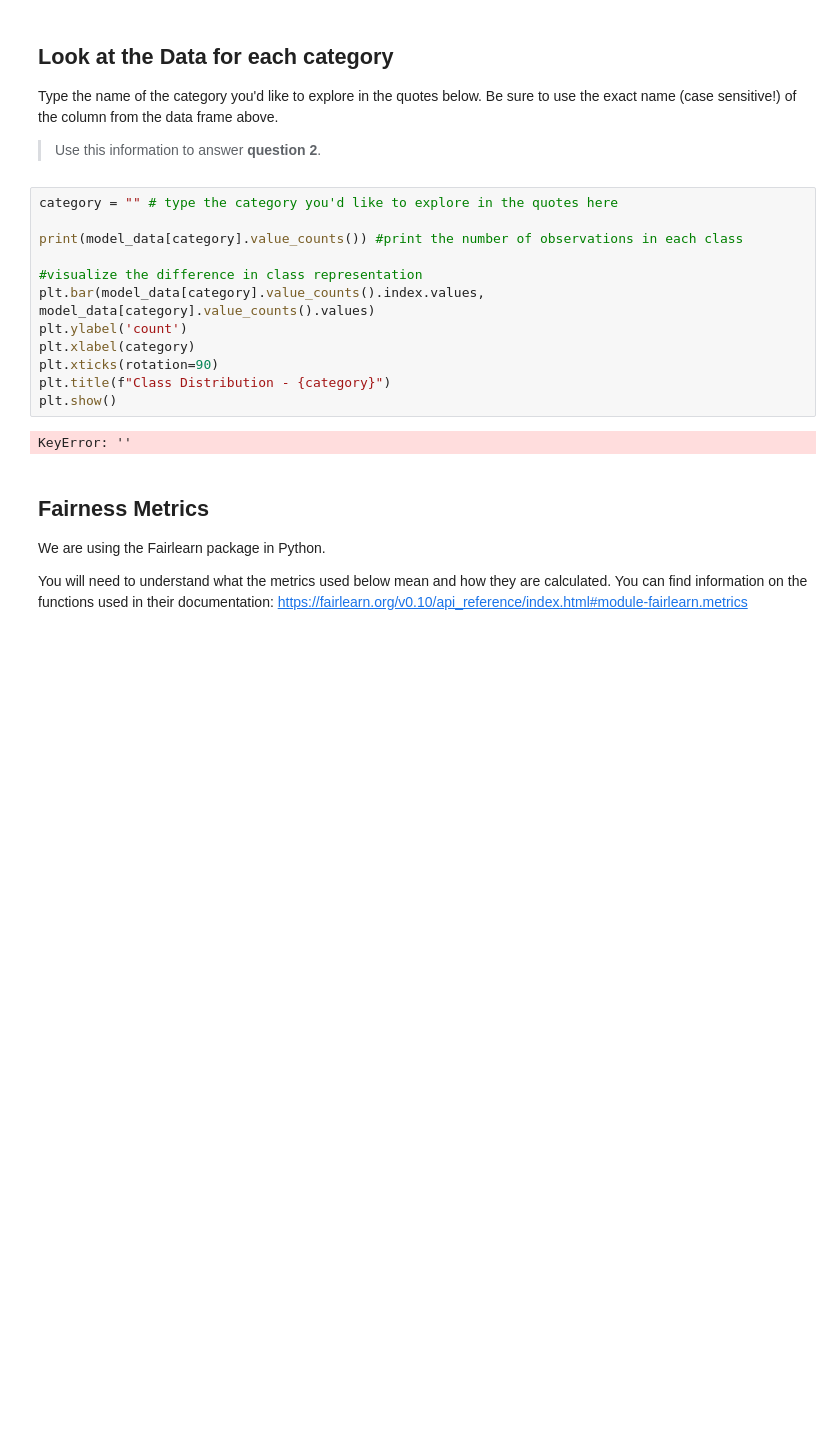
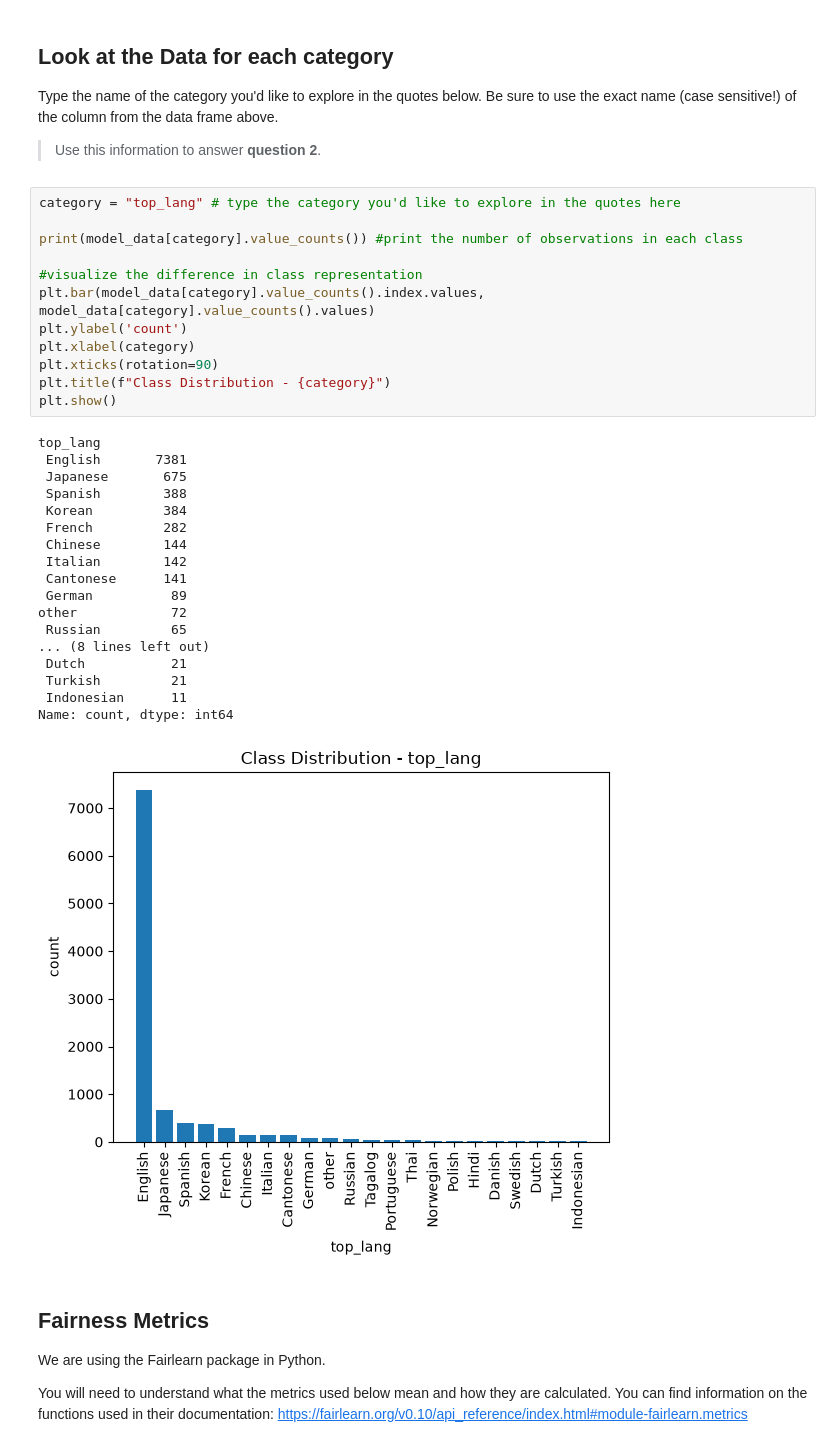
Before and after one commit to riaisabela/DS1001-LABS-Projects, a Jupyter notebook: LABS_12_Value.ipynb, the cells around one changed output. Drawn from its saved outputs; the diff is of its cells as text; blank space fills up the shorter version.

```diff
--- a/LABS_12_Value.ipynb
+++ b/LABS_12_Value.ipynb
@@ -120,19 +117,36 @@ Type the name of the category you'd like to explore in the quotes below. Be sure
 
 > Use this information to answer **question 2**.
 # %%
-category = "" # type the category you'd like to explore in the quotes here
+category = "top_lang" # type the category you'd like to explore in the quotes here
 
 print(model_data[category].value_counts()) #print the number of observations in each class
 
 #visualize the difference in class representation
 plt.bar(model_data[category].value_counts().index.values, model_data[category].value_counts().values)
 plt.ylabel('count')
 plt.xlabel(category)
 plt.xticks(rotation=90)
 plt.title(f"Class Distribution - {category}")
 plt.show()
 # %% [output]
-KeyError: ''
+top_lang
+ English       7381
+ Japanese       675
+ Spanish        388
+ Korean         384
+ French         282
+ Chinese        144
+ Italian        142
+ Cantonese      141
+ German          89
+other            72
+ Russian         65
+... (8 lines left out)
+ Dutch           21
+ Turkish         21
+ Indonesian      11
+Name: count, dtype: int64
+[figure, added]
 # %% [markdown]
 ## Fairness Metrics
 
```
Also changed, not shown: parts of 10 cells of this notebook.
